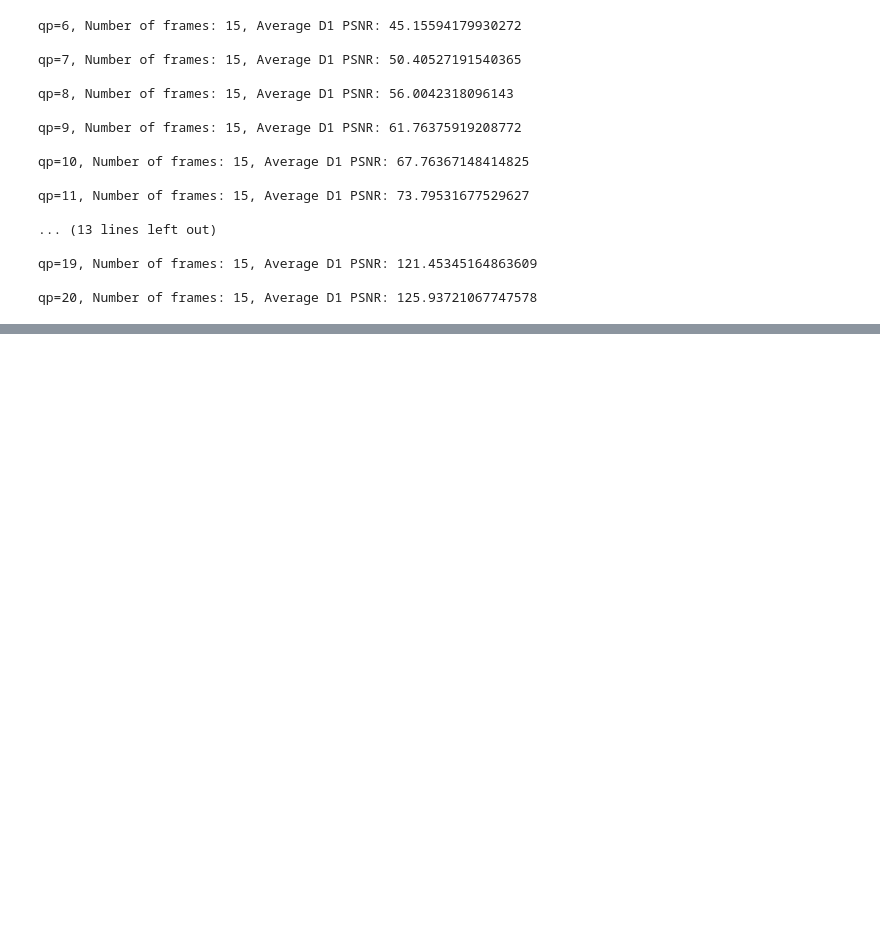
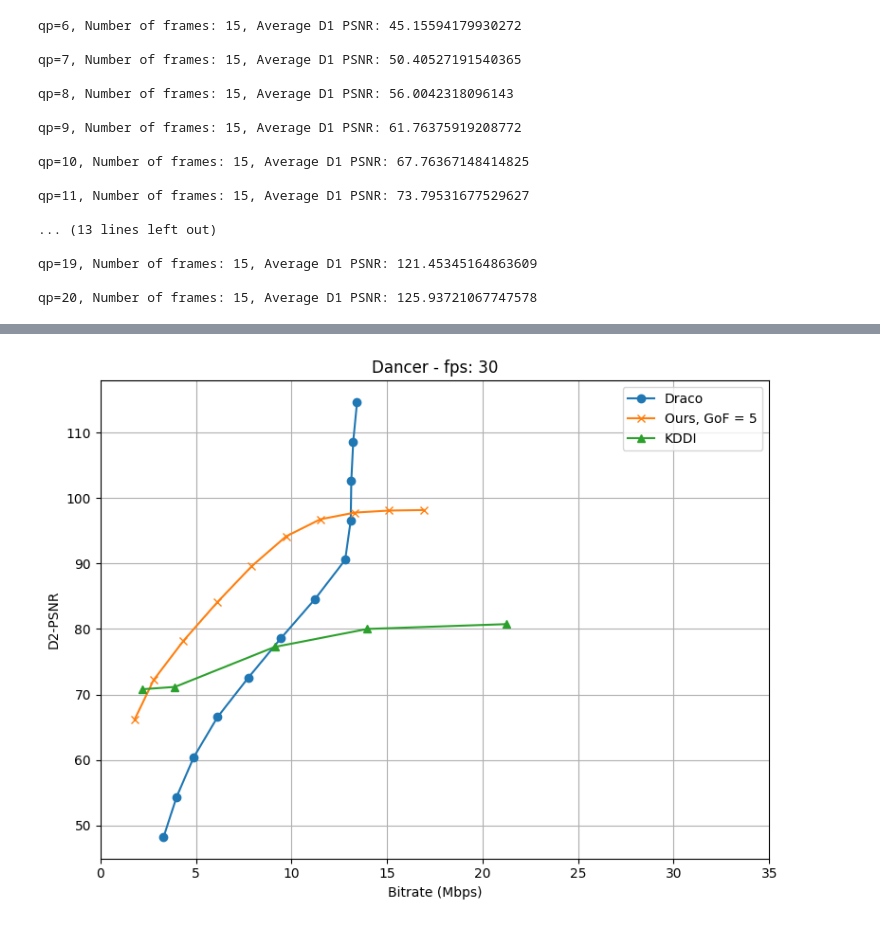
Before and after one commit to frozzzen3/TVMC, a Jupyter notebook: get_Draco_results.ipynb, the cells around one changed output, grey strips where cells are left out. Saved outputs shown, nothing was run; the diff lists cells and outputs as text; code cells hidden in the pictures; blank space fills up the shorter version.

```diff
--- a/get_Draco_results.ipynb
+++ b/get_Draco_results.ipynb
@@ -440,0 +522,32 @@ plt.show()
+# %%
+import matplotlib.pyplot as plt
+
+
+Bitrates = [3.31, 3.99, 4.88, 6.13, 7.73, 9.44, 11.23, 12.81, 13.10, 13.13, 13.23, 13.43]
+D2_PSNR = [48.23, 54.34, 60.37, 66.54, 72.52, 78.56, 84.58, 90.57, 96.58, 102.63, 108.64, 114.65]
+
+
+ours_Bitrates = [1.79, 2.78, 4.34, 6.12, 7.92, 9.72, 11.51, 13.31, 15.11, 16.91]
+ours_D2_PSNR = [66.15, 72.18, 78.18, 84.10, 89.61, 94.17, 96.78, 97.80, 98.11, 98.19]
+
+KDDI_Bitrates = [2.18, 3.90, 9.12, 13.97, 21.25]
+KDDI_D2_PSNR = [70.79, 71.15, 77.26, 80.01, 80.75]
+
+
+# Plotting
+plt.figure(figsize=(8, 6))
+plt.plot(Bitrates, D2_PSNR, marker='o', label='Draco')
+plt.plot(ours_Bitrates, ours_D2_PSNR, marker='x', label='Ours, GoF = 5')
+plt.plot(KDDI_Bitrates, KDDI_D2_PSNR, marker='^', label='KDDI')
+plt.title('Dancer - fps: 30')
+plt.xlabel('Bitrate (Mbps)')
+plt.ylabel('D2-PSNR')
+plt.grid(True)
+plt.legend()  # Show legend with labels
+plt.xlim(0, 35)
+plt.tight_layout()
+
+# Display the plot
+plt.show()
+# %% [output]
+[figure, added]
```
Also changed, not shown: parts of 5 cells of this notebook, 5 other files.
